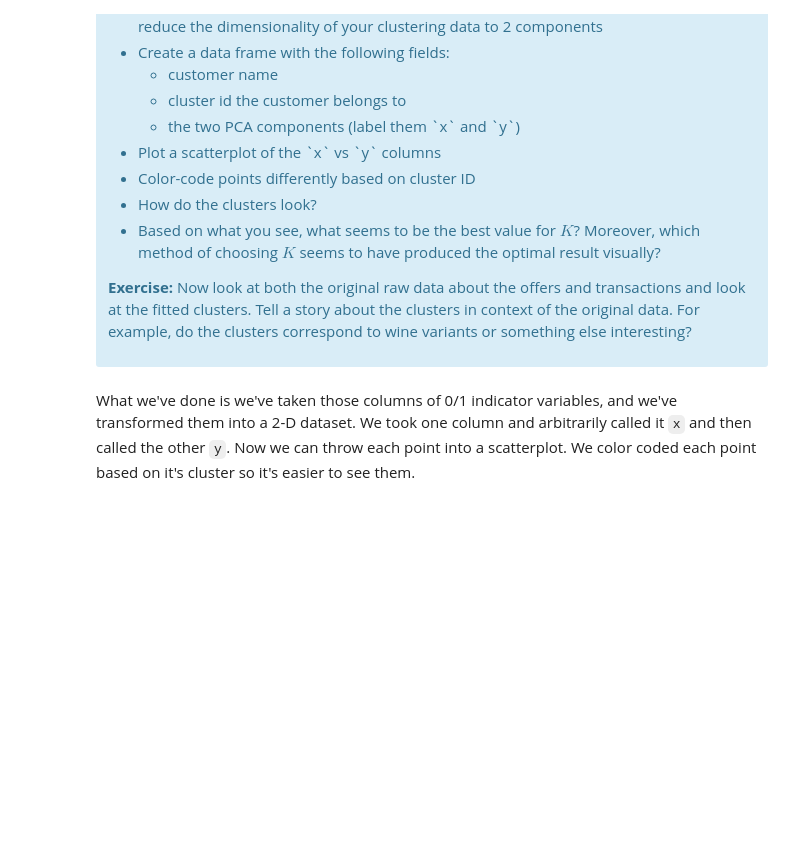
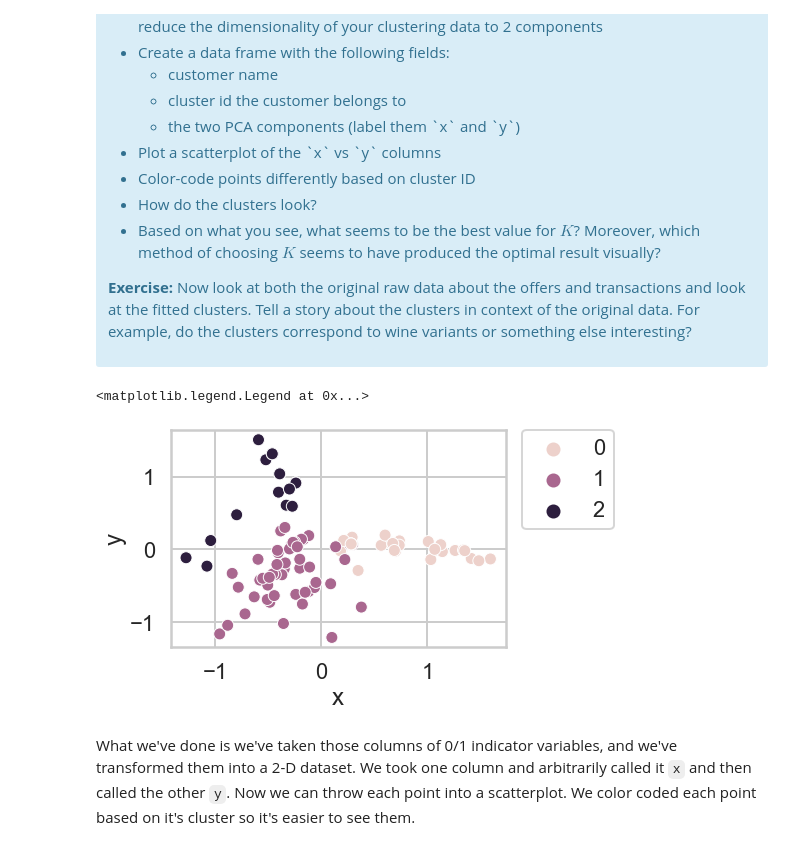
Before and after one commit to Thaps/DataScienceGuidedCapstone, a Jupyter notebook: Unit15UnsupervisedLearning/clusteringwine/Clustering Case Study - Customer Segmentation with K-Means - Tier 3.ipynb, the cells around one changed output. Drawn from its saved outputs; the diff is of its cells as text; code cells hidden in the pictures; blank space fills up the shorter version.

```diff
--- a/Unit15UnsupervisedLearning/clusteringwine/Clustering Case Study - Customer Segmentation with K-Means - Tier 3.ipynb
+++ b/Unit15UnsupervisedLearning/clusteringwine/Clustering Case Study - Customer Segmentation with K-Means - Tier 3.ipynb
@@ -381,3 +412,18 @@ This is only one use of PCA for dimension reduction. We can also use PCA when we
+# %%
+#your turn
+pca = PCA(n_components=2)
+X=x_cols
+dfPCA = pca.fit_transform(X)
+# %%
+newdf=pd.DataFrame({'customer_name':groupdf.index, 'cluster_id':ypred, 'x':dfPCA[:,0], 'y':dfPCA[:,1]})
+# %%
+plt.Figure(figsize=(30,30))
+
+sns.scatterplot(x='x', y='y', data=newdf, hue='cluster_id')
+plt.legend(bbox_to_anchor=(1.05, 1), loc='upper left', borderaxespad=0)
+# %% [output]
+<matplotlib.legend.Legend at 0x...>
+[figure, added]
 # %% [markdown]
 What we've done is we've taken those columns of 0/1 indicator variables, and we've transformed them into a 2-D dataset. We took one column and arbitrarily called it `x` and then called the other `y`. Now we can throw each point into a scatterplot. We color coded each point based on it's cluster so it's easier to see them.
 # %% [markdown]
```
Also changed, not shown: parts of 31 cells of this notebook.
